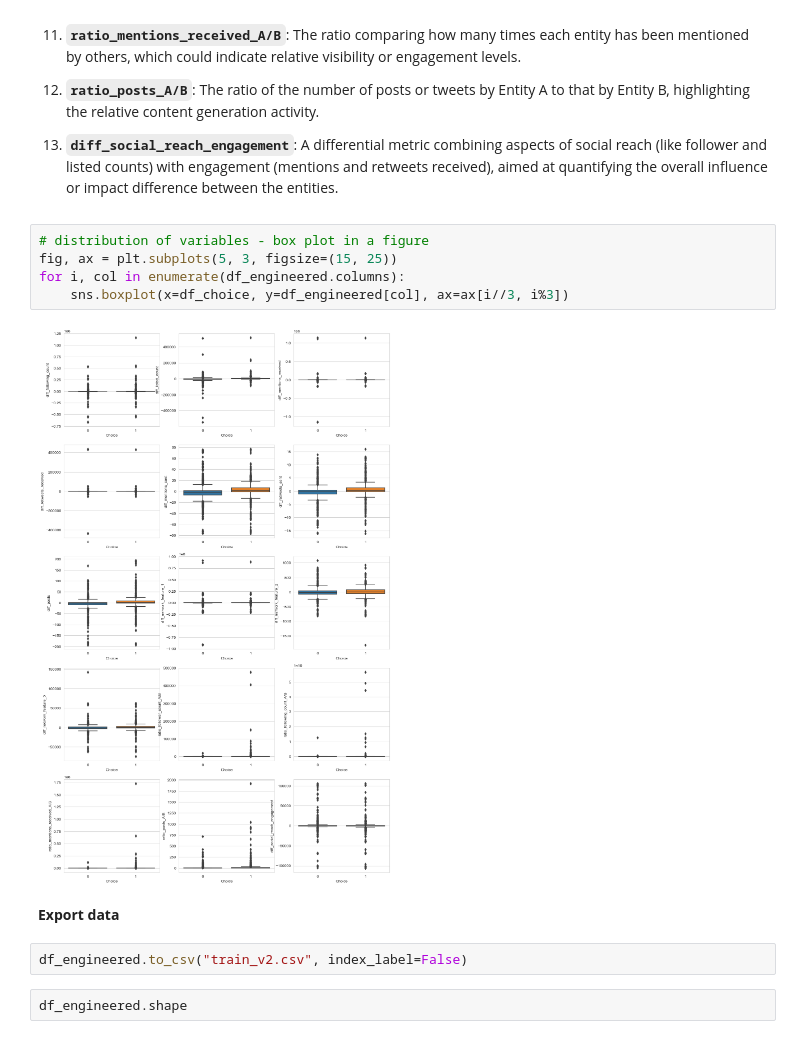
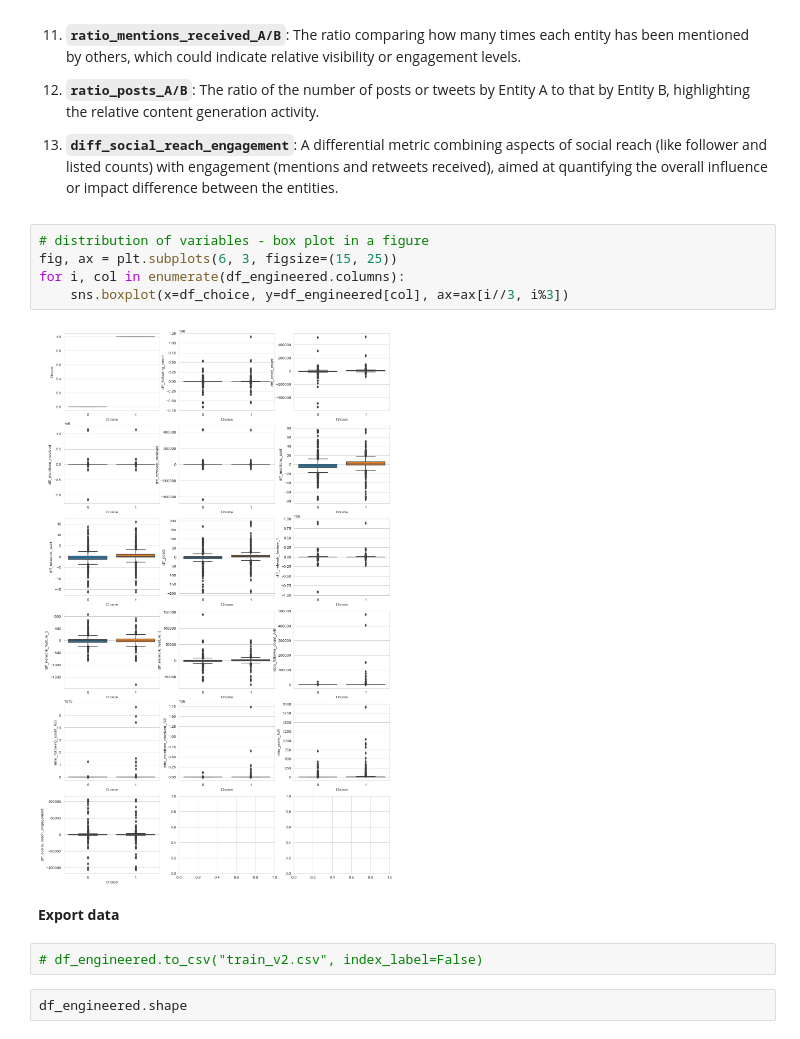
Before and after one commit to lazy0ninja/Social_Media_Analytics, a Jupyter notebook: Part1/part1_eda_features_eng.ipynb, the cells around one changed output. Cells and saved outputs as stored; diff of their text form.

```diff
--- a/Part1/part1_eda_features_eng.ipynb
+++ b/Part1/part1_eda_features_eng.ipynb
@@ -191,15 +184,15 @@ Index(['Choice', 'diff_following_count', 'diff_listed_count',
 13. **`diff_social_reach_engagement`**: A differential metric combining aspects of social reach (like follower and listed counts) with engagement (mentions and retweets received), aimed at quantifying the overall influence or impact difference between the entities.
 # %%
 # distribution of variables - box plot in a figure
-fig, ax = plt.subplots(5, 3, figsize=(15, 25))
+fig, ax = plt.subplots(6, 3, figsize=(15, 25))
 for i, col in enumerate(df_engineered.columns):
     sns.boxplot(x=df_choice, y=df_engineered[col], ax=ax[i//3, i%3])
 # %% [output]
-[figure, old version]
+[figure, new version]
 # %% [markdown]
 **Export data**
 # %%
-df_engineered.to_csv("train_v2.csv", index_label=False)
+# df_engineered.to_csv("train_v2.csv", index_label=False)
 # %%
 df_engineered.shape
 # %% [output]
```
Also changed, not shown: parts of 2 cells of this notebook.
